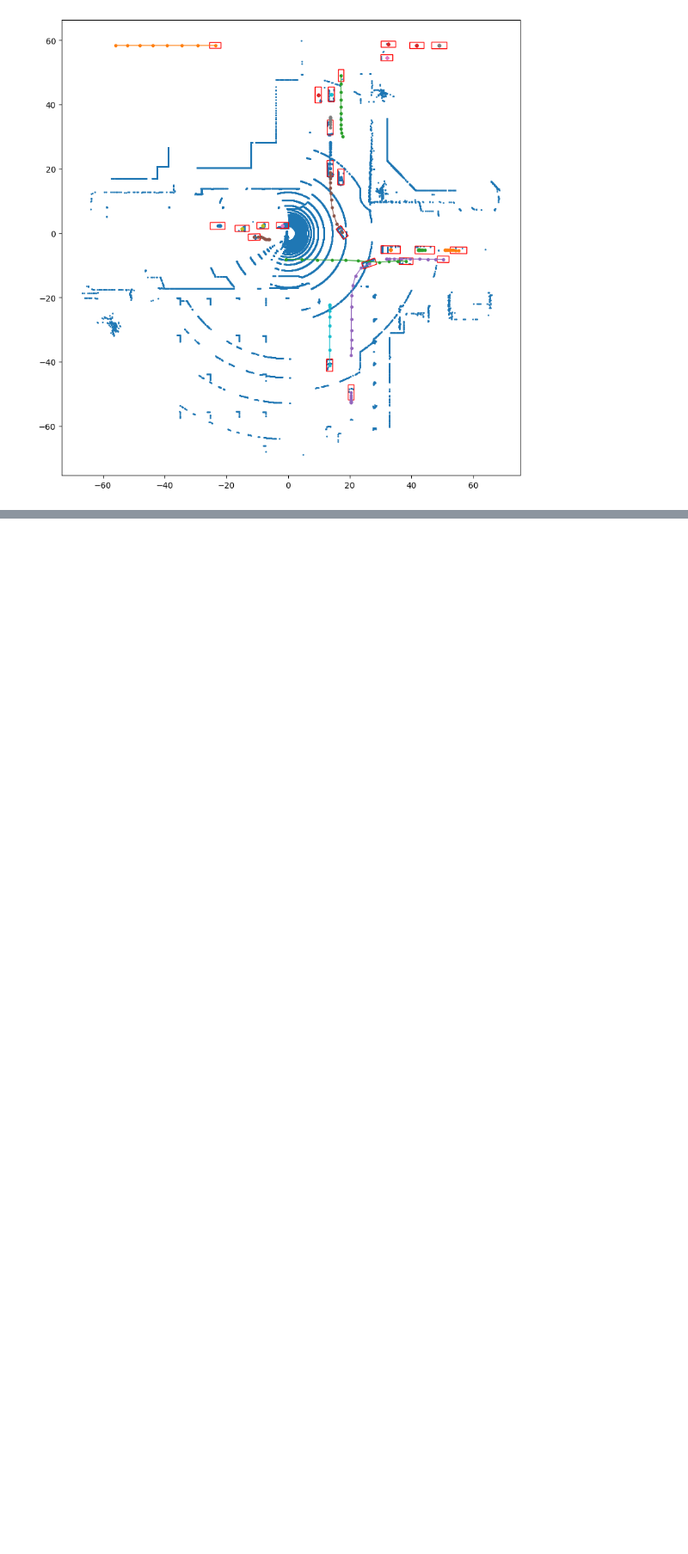
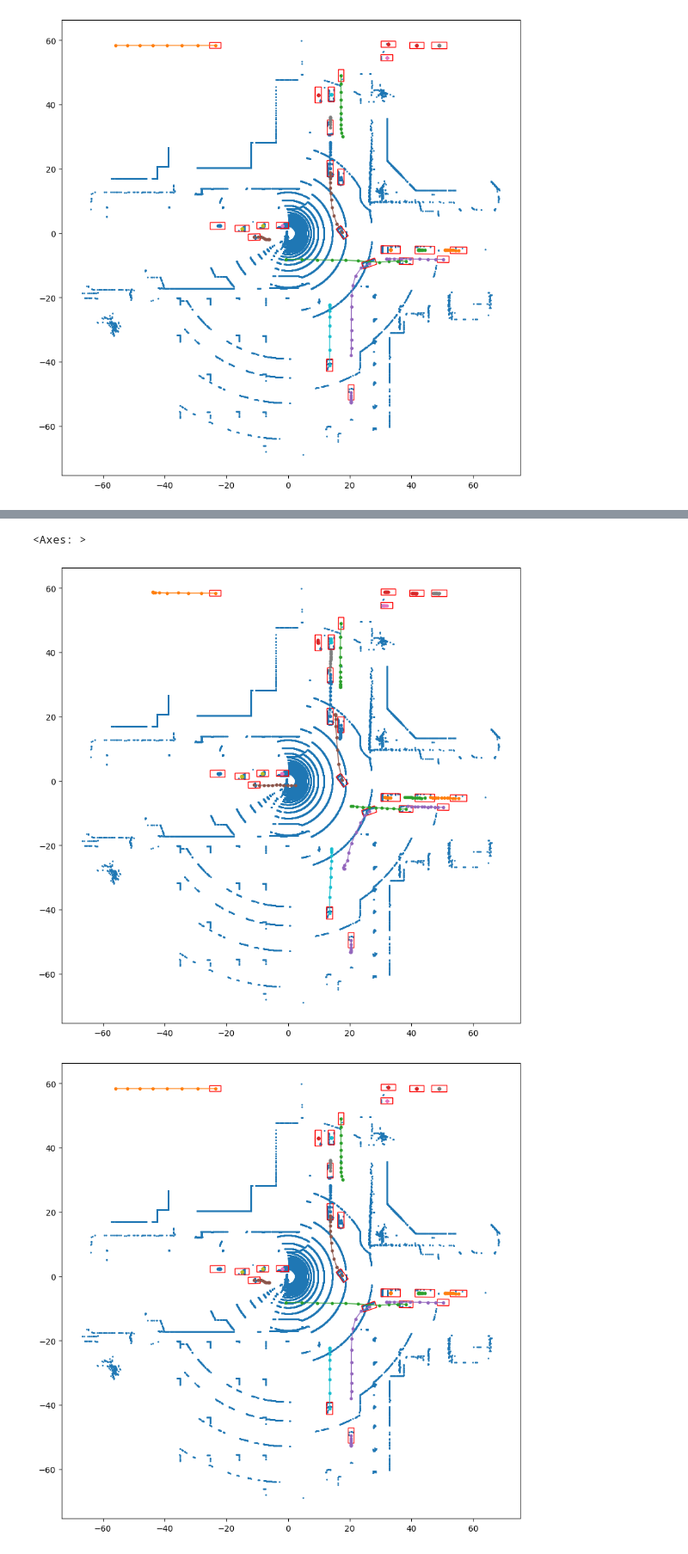
Before and after one commit to FarsanBaloo/Point-Cloud-3D-Temporal_Transformer-Motion-Prediction-BEV, a Jupyter notebook: 5EL272_Exercise_3_Motion_Predictions_v3_STUDENT Bonus TASK.ipynb, the cells around one changed output, grey strips where cells are left out. Shown at 86% size. Saved outputs shown, nothing was run; the diff lists cells and outputs as text; code cells hidden in the pictures; blank space fills up the shorter version.

```diff
--- a/5EL272_Exercise_3_Motion_Predictions_v3_STUDENT Bonus TASK.ipynb
+++ b/5EL272_Exercise_3_Motion_Predictions_v3_STUDENT Bonus TASK.ipynb
@@ -611,8 +619,8 @@ class MotionPredictor(keras.Model):
         """
         B, n_agent, T, _ = ops.shape(input)
 
-        positions = input[:, :, :, :3]                                                  # Rickard Sörlin changed to 3 to include yaw (x,y,yaw)
-        encoder_mask = ops.cast(input[:, :, :, 3], dtype='bool')                        # Rickard Sörlin mask moved to channel 3 after adding yaw
+        positions = input[:, :, :, :4]                                                  # Rickard Sörlin changed to 3 to include yaw (x,y,yaw_sin, yaw_cos)
+        encoder_mask = ops.cast(input[:, :, :, 4], dtype='bool')                        # Rickard Sörlin mask moved to channel 4 after adding yaw_sin & yaw_cos
 
         # if all the T frames are masked, it means the agent is padded, we don't need to process
         decoder_mask = ops.sum(encoder_mask, axis=2)
@@ -925,7 +858,7 @@ loss = MotionLoss()
 # Compile the model
 model.compile(loss=loss, optimizer=optimizer)
 # %%
-num_epochs = 50  # Number of times the model will see the entire dataset
+num_epochs = 20  # Number of times the model will see the entire dataset
 
 # Define early stopping
 es = keras.callbacks.EarlyStopping('val_loss', patience=3, restore_best_weights = True)
@@ -1399,0 +1351,24 @@ vis_tracks(key_frame_points, boxes[:, keyframe_index], positions[:, keyframe_ind
+# %%
+boxes, positions, mask, key_frame_points, keyframe_index = dataset_val.fetch_single(10)
+
+###################################################################################
+ ## Rickard Sörlin AI-assisted copilot and ChatGPT: Added yaw computation for frames used as input same is applied in class MotionDataset ##
+yaw = np.arctan2(vec[:, :, 1], vec[:, :, 0])                                        # compute yaw angle from heading vector
+yaw_sin = np.sin(yaw)                                                               # compute sine of yaw
+yaw_cos = np.cos(yaw)                                                               # compute cosine of yaw
+input = np.concatenate((positions[:, :keyframe_index+1], yaw_sin[:, :, None], yaw_cos[:, :, None], mask[:, :keyframe_index+1, None]), axis=-1)  #(x, y, sin(yaw), cos(yaw), mask) -> 5 channels
+############################################################################################
+
+pred = model.predict(input[None], verbose=0)
+
+pred = pred + input[None, :, -1:, :2]
+pred = np.concatenate((input[None, :, -1:, :2], pred), axis=2)
+
+_, n_agent, t, _ = pred.shape
+
+vis_tracks(key_frame_points, boxes[:, keyframe_index], pred[0], maskes=np.full((n_agent, t), True))
+vis_tracks(key_frame_points, boxes[:, keyframe_index], positions[:, keyframe_index:], mask[:, keyframe_index:])
+# %% [output]
+<Axes: >
+[figure, added]
+[figure, added]
```
Also changed, not shown: parts of 19 cells of this notebook, 1 other file.
